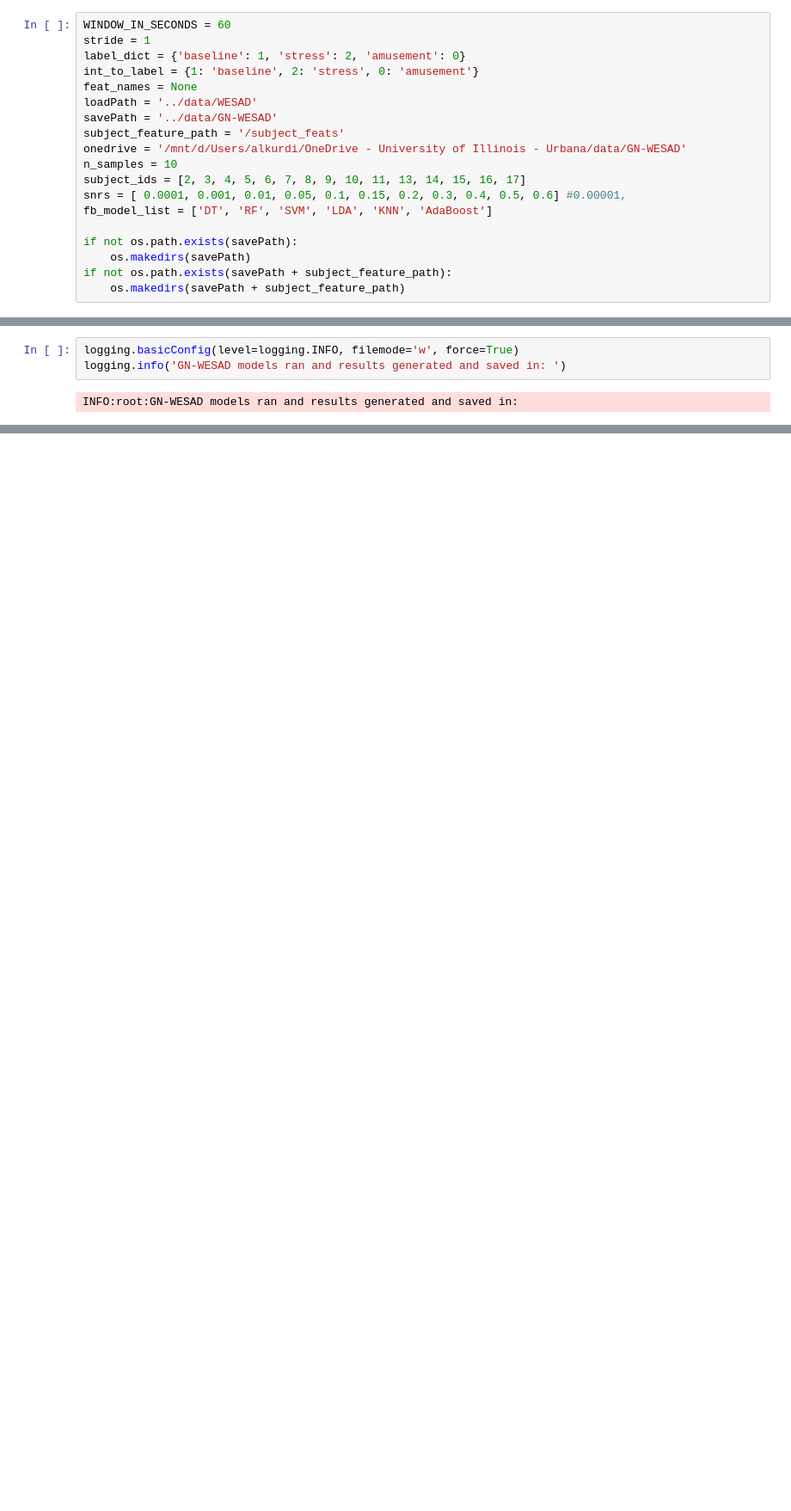
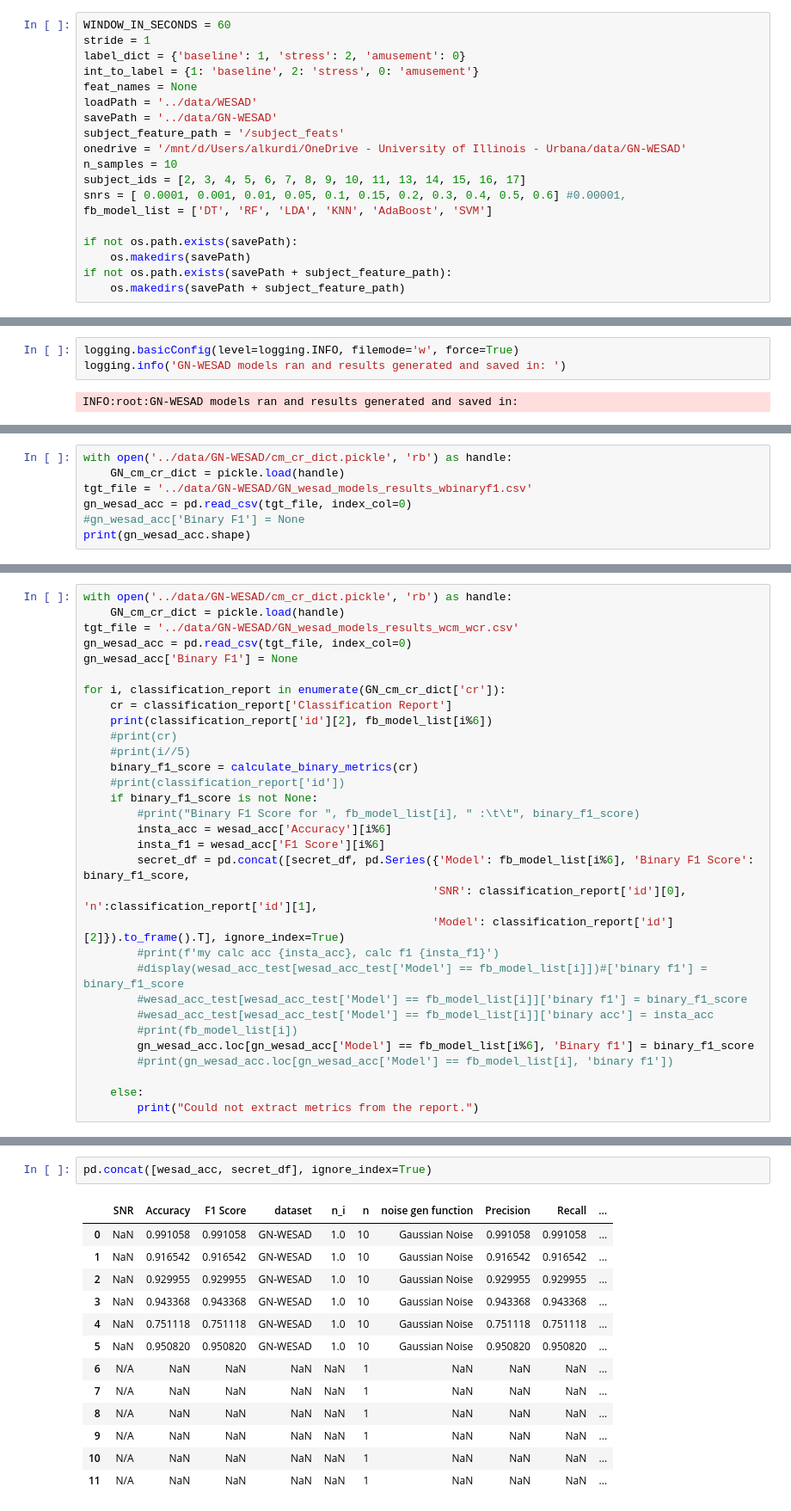
Before and after one commit to AbdulAlkurdi/anxietyFB, a Jupyter notebook: fb_code/fb_testing.ipynb, the cells around one changed output, grey strips where cells are left out. Shown: that part at 86% size. Saved outputs shown, nothing was run; the diff lists cells and outputs as text; blank space fills up the shorter version.

```diff
--- a/fb_code/fb_testing.ipynb
+++ b/fb_code/fb_testing.ipynb
@@ -34,7 +34,7 @@ onedrive = '/mnt/d/Users/alkurdi/OneDrive - University of Illinois - Urbana/data
 n_samples = 10
 subject_ids = [2, 3, 4, 5, 6, 7, 8, 9, 10, 11, 13, 14, 15, 16, 17]
 snrs = [ 0.0001, 0.001, 0.01, 0.05, 0.1, 0.15, 0.2, 0.3, 0.4, 0.5, 0.6] #0.00001,
-fb_model_list = ['DT', 'RF', 'SVM', 'LDA', 'KNN', 'AdaBoost']
+fb_model_list = ['DT', 'RF', 'LDA', 'KNN', 'AdaBoost', 'SVM']
 
 if not os.path.exists(savePath):
     os.makedirs(savePath)
@@ -320,0 +471,7 @@ now
+# %%
+with open('../data/GN-WESAD/cm_cr_dict.pickle', 'rb') as handle:
+    GN_cm_cr_dict = pickle.load(handle)
+tgt_file = '../data/GN-WESAD/GN_wesad_models_results_wbinaryf1.csv'
+gn_wesad_acc = pd.read_csv(tgt_file, index_col=0)
+#gn_wesad_acc['Binary F1'] = None
+print(gn_wesad_acc.shape)
@@ -320,0 +496,31 @@ now
+# %%
+with open('../data/GN-WESAD/cm_cr_dict.pickle', 'rb') as handle:
+    GN_cm_cr_dict = pickle.load(handle)
+tgt_file = '../data/GN-WESAD/GN_wesad_models_results_wcm_wcr.csv'
+gn_wesad_acc = pd.read_csv(tgt_file, index_col=0)
+gn_wesad_acc['Binary F1'] = None
+
+for i, classification_report in enumerate(GN_cm_cr_dict['cr']):
+    cr = classification_report['Classification Report']
+    print(classification_report['id'][2], fb_model_list[i%6])
+    #print(cr)
+    #print(i//5)
+    binary_f1_score = calculate_binary_metrics(cr)
+    #print(classification_report['id'])
+    if binary_f1_score is not None:
+        #print("Binary F1 Score for ", fb_model_list[i], " :\t\t", binary_f1_score)
+        insta_acc = wesad_acc['Accuracy'][i%6]
+        insta_f1 = wesad_acc['F1 Score'][i%6]
+        secret_df = pd.concat([secret_df, pd.Series({'Model': fb_model_list[i%6], 'Binary F1 Score': binary_f1_score,
+                                                    'SNR': classification_report['id'][0], 'n':classification_report['id'][1],
+                                                    'Model': classification_report['id'][2]}).to_frame().T], ignore_index=True)
+        #print(f'my calc acc {insta_acc}, calc f1 {insta_f1}')
+        #display(wesad_acc_test[wesad_acc_test['Model'] == fb_model_list[i]])#['binary f1'] = binary_f1_score
+        #wesad_acc_test[wesad_acc_test['Model'] == fb_model_list[i]]['binary f1'] = binary_f1_score
+        #wesad_acc_test[wesad_acc_test['Model'] == fb_model_list[i]]['binary acc'] = insta_acc
+        #print(fb_model_list[i])
+        gn_wesad_acc.loc[gn_wesad_acc['Model'] == fb_model_list[i%6], 'Binary f1'] = binary_f1_score
+        #print(gn_wesad_acc.loc[gn_wesad_acc['Model'] == fb_model_list[i], 'binary f1'])
+
+    else:
+        print("Could not extract metrics from the report.")
@@ -320,0 +713,16 @@ now
+# %%
+pd.concat([wesad_acc, secret_df], ignore_index=True)
+# %% [output]
+|  | SNR | Accuracy | F1 Score | dataset | n_i | n | noise gen function | Precision | Recall | ... |
+| 0 | NaN | 0.991058 | 0.991058 | GN-WESAD | 1.0 | 10 | Gaussian Noise | 0.991058 | 0.991058 | ... |
+| 1 | NaN | 0.916542 | 0.916542 | GN-WESAD | 1.0 | 10 | Gaussian Noise | 0.916542 | 0.916542 | ... |
+| 2 | NaN | 0.929955 | 0.929955 | GN-WESAD | 1.0 | 10 | Gaussian Noise | 0.929955 | 0.929955 | ... |
+| 3 | NaN | 0.943368 | 0.943368 | GN-WESAD | 1.0 | 10 | Gaussian Noise | 0.943368 | 0.943368 | ... |
+| 4 | NaN | 0.751118 | 0.751118 | GN-WESAD | 1.0 | 10 | Gaussian Noise | 0.751118 | 0.751118 | ... |
+| 5 | NaN | 0.950820 | 0.950820 | GN-WESAD | 1.0 | 10 | Gaussian Noise | 0.950820 | 0.950820 | ... |
+| 6 | N/A | NaN | NaN | NaN | NaN | 1 | NaN | NaN | NaN | ... |
+| 7 | N/A | NaN | NaN | NaN | NaN | 1 | NaN | NaN | NaN | ... |
+| 8 | N/A | NaN | NaN | NaN | NaN | 1 | NaN | NaN | NaN | ... |
+| 9 | N/A | NaN | NaN | NaN | NaN | 1 | NaN | NaN | NaN | ... |
+| 10 | N/A | NaN | NaN | NaN | NaN | 1 | NaN | NaN | NaN | ... |
+| 11 | N/A | NaN | NaN | NaN | NaN | 1 | NaN | NaN | NaN | ... |
```
Also changed, not shown: parts of 38 cells of this notebook.
